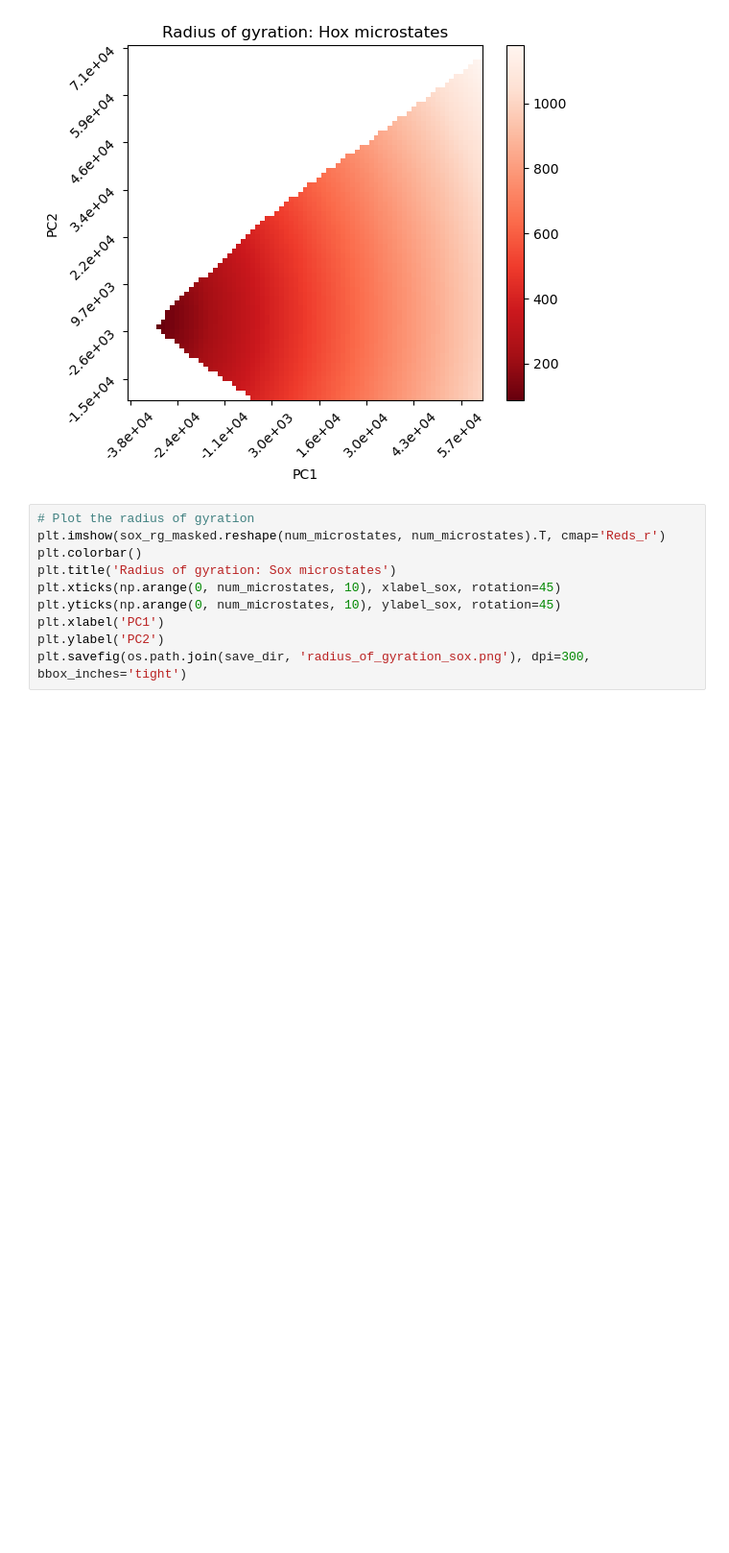
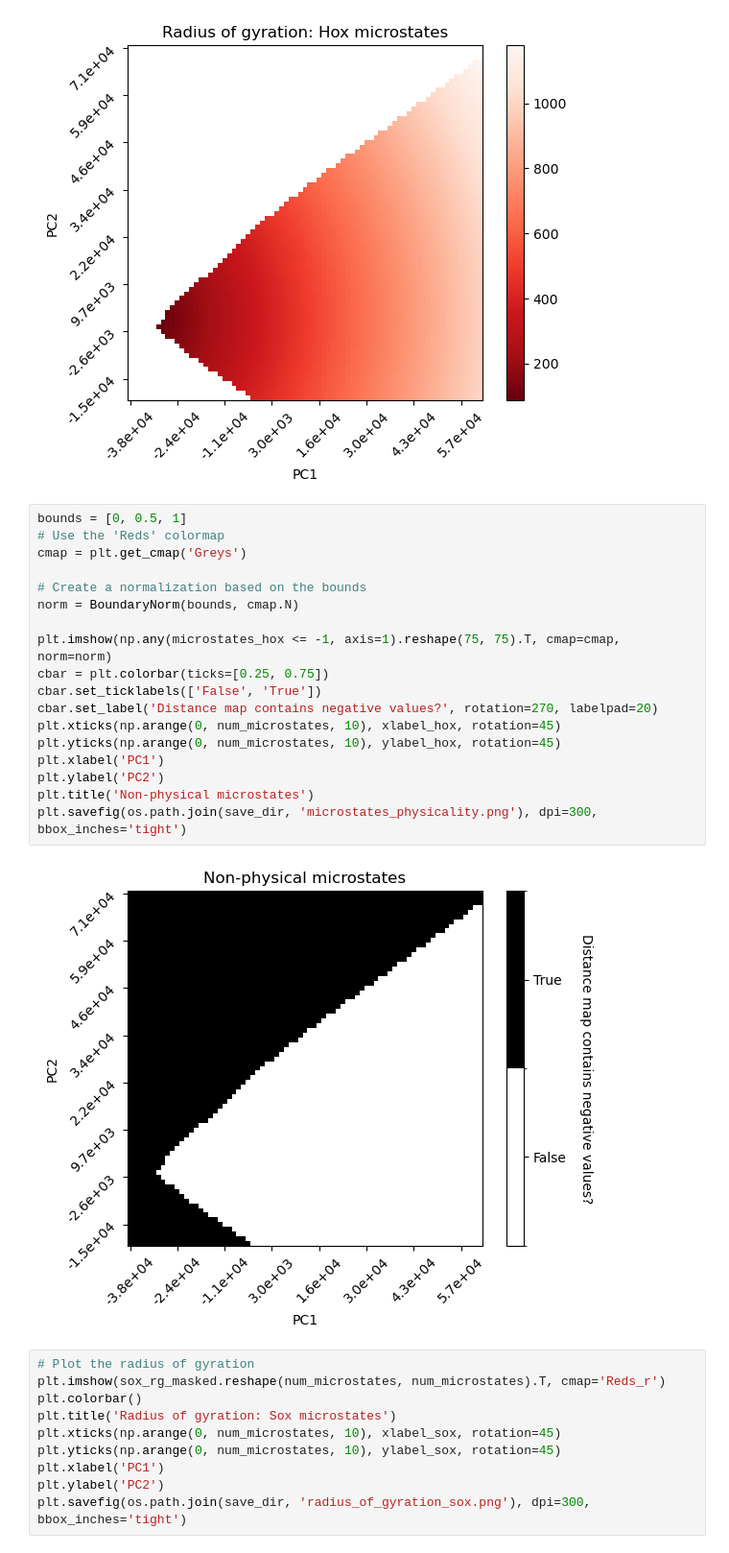
Before and after one commit to tee-udon/chromatin-ensemble-refinement, a Jupyter notebook: 20240925_AnalyzeToniaMCMC.ipynb, the cells around one changed output. Shown at 96% size. Saved outputs shown, nothing was run; the diff lists cells and outputs as text; blank space fills up the shorter version.

```diff
--- a/20240925_AnalyzeToniaMCMC.ipynb
+++ b/20240925_AnalyzeToniaMCMC.ipynb
@@ -380,6 +380,26 @@ plt.ylabel('PC2')
 plt.savefig(os.path.join(save_dir, 'radius_of_gyration_hox.png'), dpi=300, bbox_inches='tight')
 # %% [output]
 [figure]
+# %%
+bounds = [0, 0.5, 1]
+# Use the 'Reds' colormap
+cmap = plt.get_cmap('Greys')
+
+# Create a normalization based on the bounds
+norm = BoundaryNorm(bounds, cmap.N)
+
+plt.imshow(np.any(microstates_hox <= -1, axis=1).reshape(75, 75).T, cmap=cmap, norm=norm)
+cbar = plt.colorbar(ticks=[0.25, 0.75])
+cbar.set_ticklabels(['False', 'True'])
+cbar.set_label('Distance map contains negative values?', rotation=270, labelpad=20)
+plt.xticks(np.arange(0, num_microstates, 10), xlabel_hox, rotation=45)
+plt.yticks(np.arange(0, num_microstates, 10), ylabel_hox, rotation=45)
+plt.xlabel('PC1')
+plt.ylabel('PC2')
+plt.title('Non-physical microstates')
+plt.savefig(os.path.join(save_dir, 'microstates_physicality.png'), dpi=300, bbox_inches='tight')
+# %% [output]
+[figure, added]
 # %%
 # Plot the radius of gyration
 plt.imshow(sox_rg_masked.reshape(num_microstates, num_microstates).T, cmap='Reds_r')
```
Also changed, not shown: parts of 23 cells of this notebook, 1 other file.
